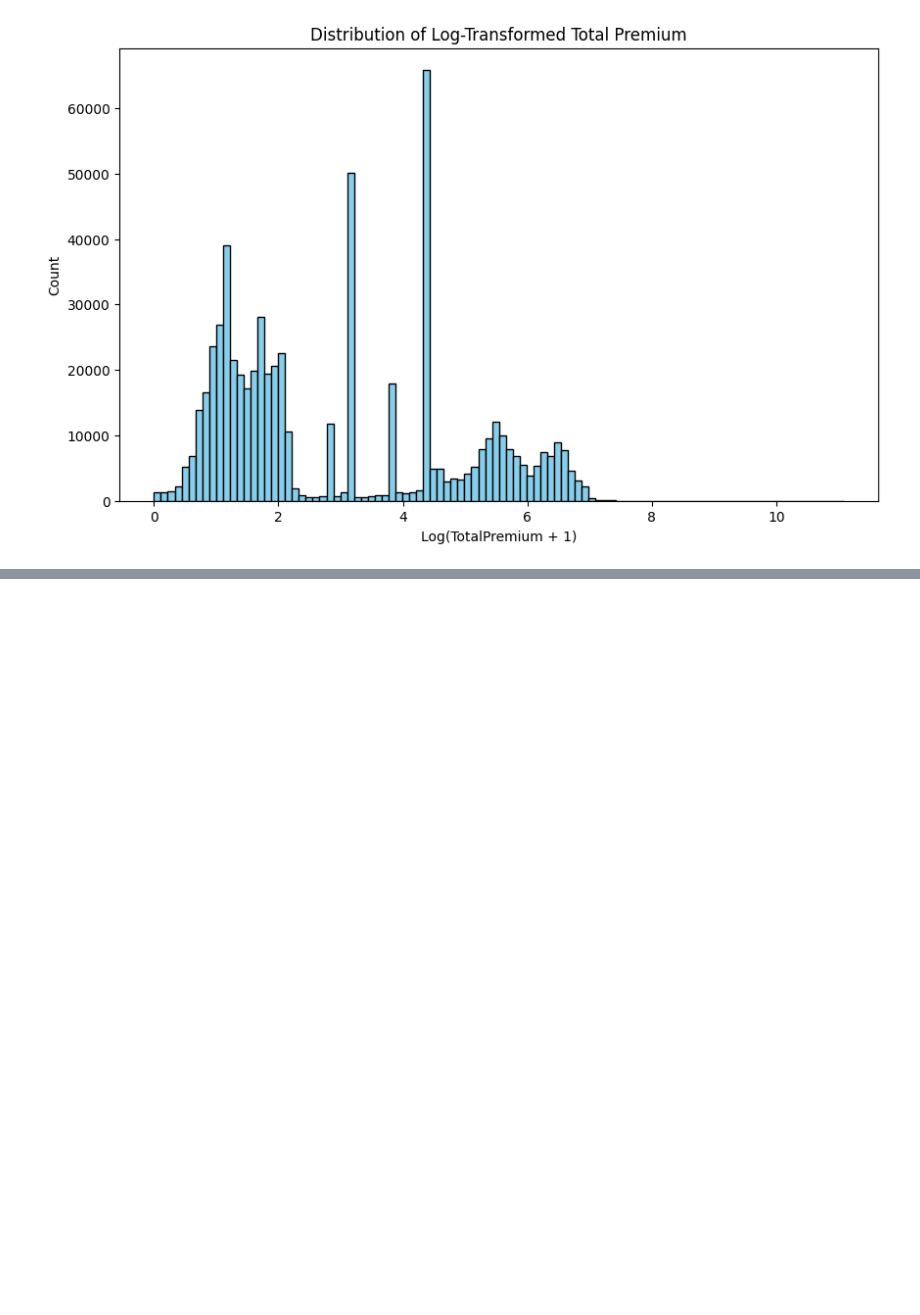
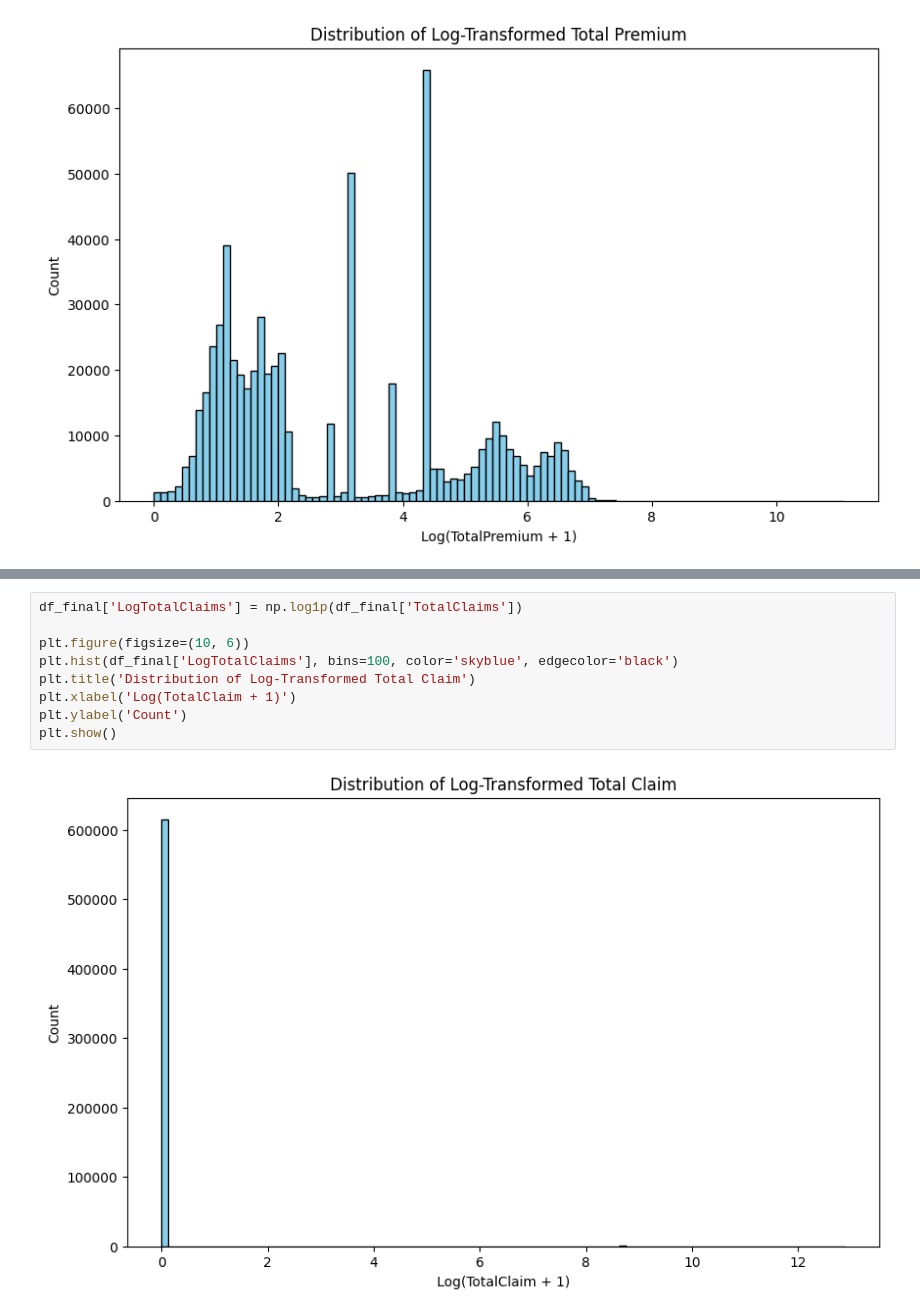
Before and after one commit to Feven777/Risk-Analytics-Predictive-Modeling, a Jupyter notebook: notebook/EDA_task1.ipynb, the cells around one changed output, grey strips where cells are left out. Saved outputs shown, nothing was run; the diff lists cells and outputs as text; blank space fills up the shorter version.

```diff
--- a/notebook/EDA_task1.ipynb
+++ b/notebook/EDA_task1.ipynb
@@ -210,0 +218,11 @@ plt.show()
+# %%
+df_final['LogTotalClaims'] = np.log1p(df_final['TotalClaims'])
+
+plt.figure(figsize=(10, 6))
+plt.hist(df_final['LogTotalClaims'], bins=100, color='skyblue', edgecolor='black')
+plt.title('Distribution of Log-Transformed Total Claim')
+plt.xlabel('Log(TotalClaim + 1)')
+plt.ylabel('Count')
+plt.show()
+# %% [output]
+[figure, added]
```
Also changed, not shown: parts of 8 cells of this notebook.
